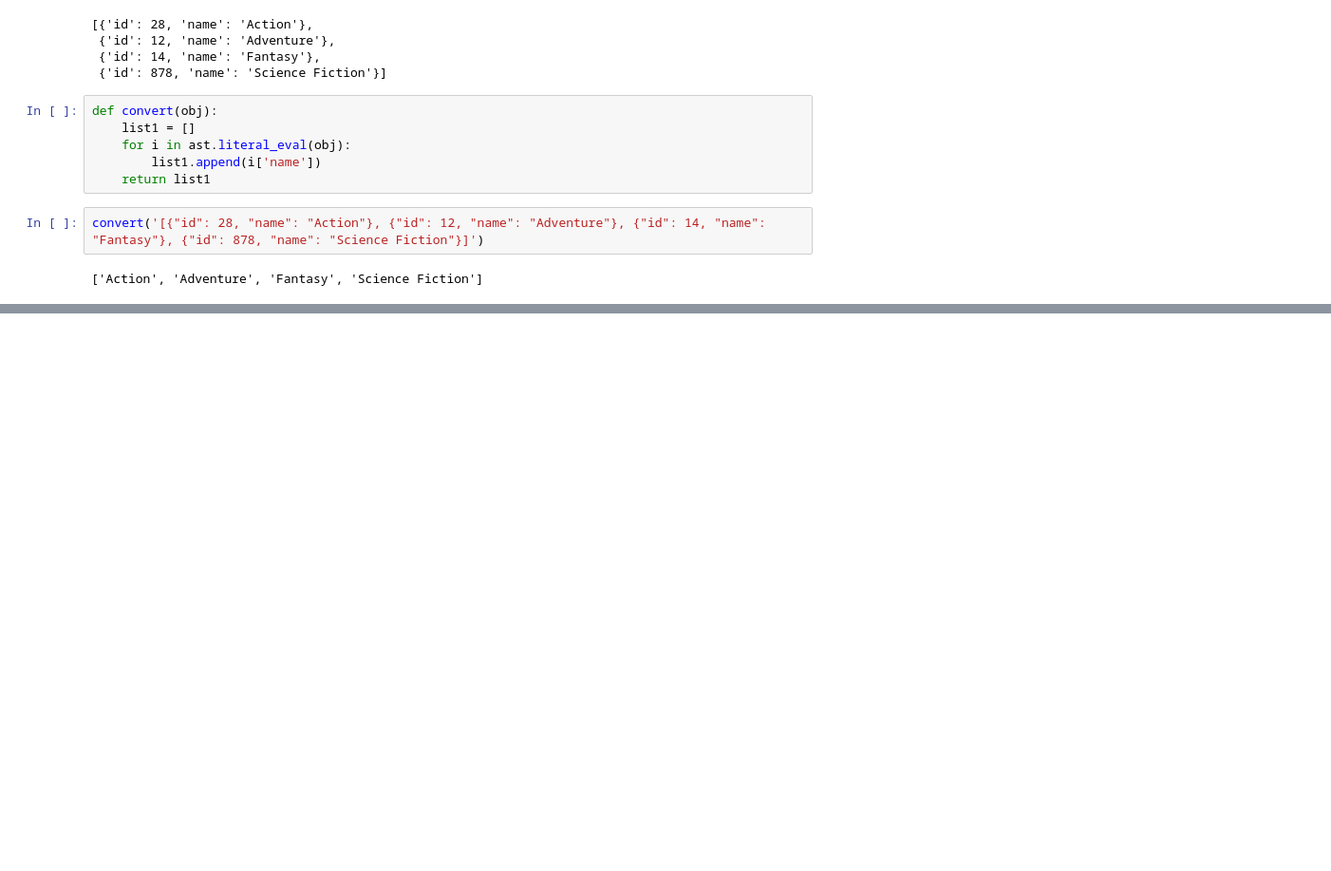
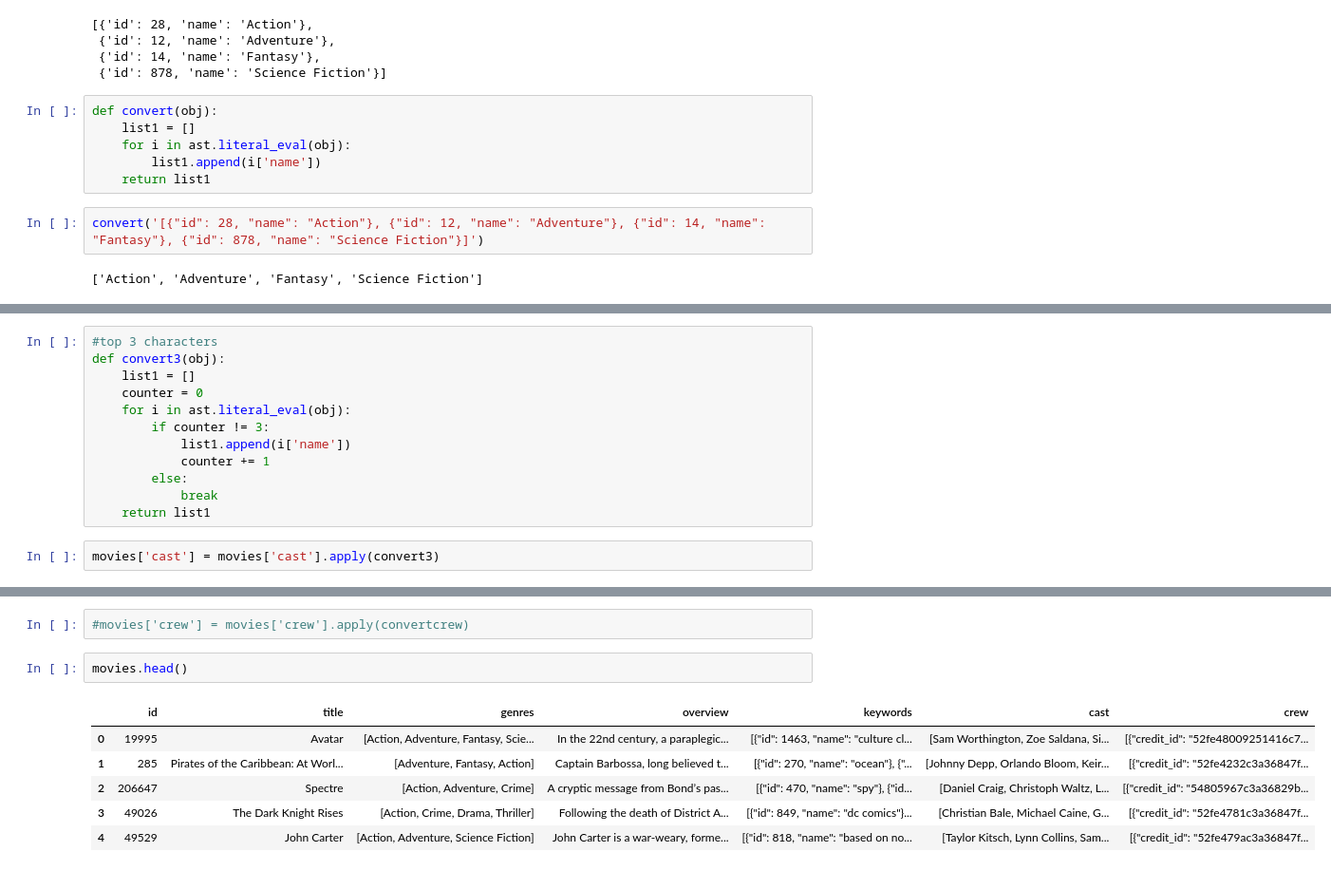
Before and after one commit to tanushrisapate/Webit, a Jupyter notebook: data/movies/movieselection.ipynb, the cells around one changed output, grey strips where cells are left out. Shown at 95% size. Saved outputs shown, nothing was run; the diff lists cells and outputs as text; blank space fills up the shorter version.

```diff
--- a/data/movies/movieselection.ipynb
+++ b/data/movies/movieselection.ipynb
@@ -86,0 +123,14 @@ convert('[{"id": 28, "name": "Action"}, {"id": 12, "name": "Adventure"}, {"id":
+# %%
+#top 3 characters
+def convert3(obj):
+    list1 = []
+    counter = 0
+    for i in ast.literal_eval(obj):
+        if counter != 3:
+            list1.append(i['name'])
+            counter += 1
+        else:
+            break
+    return list1
+# %%
+movies['cast'] = movies['cast'].apply(convert3)
@@ -86,0 +154,11 @@ convert('[{"id": 28, "name": "Action"}, {"id": 12, "name": "Adventure"}, {"id":
+# %%
+#movies['crew'] = movies['crew'].apply(convertcrew)
+# %%
+movies.head()
+# %% [output]
+|  | id | title | genres | overview | keywords | cast | crew |
+| 0 | 19995 | Avatar | [Action, Adventure, Fantasy, Scie... | In the 22nd century, a paraplegic... | [{"id": 1463, "name": "culture cl... | [Sam Worthington, Zoe Saldana, Si... | [{"credit_id": "52fe48009251416c7... |
+| 1 | 285 | Pirates of the Caribbean: At Worl... | [Adventure, Fantasy, Action] | Captain Barbossa, long believed t... | [{"id": 270, "name": "ocean"}, {"... | [Johnny Depp, Orlando Bloom, Keir... | [{"credit_id": "52fe4232c3a36847f... |
+| 2 | 206647 | Spectre | [Action, Adventure, Crime] | A cryptic message from Bond’s pas... | [{"id": 470, "name": "spy"}, {"id... | [Daniel Craig, Christoph Waltz, L... | [{"credit_id": "54805967c3a36829b... |
+| 3 | 49026 | The Dark Knight Rises | [Action, Crime, Drama, Thriller] | Following the death of District A... | [{"id": 849, "name": "dc comics"}... | [Christian Bale, Michael Caine, G... | [{"credit_id": "52fe4781c3a36847f... |
+| 4 | 49529 | John Carter | [Action, Adventure, Science Fiction] | John Carter is a war-weary, forme... | [{"id": 818, "name": "based on no... | [Taylor Kitsch, Lynn Collins, Sam... | [{"credit_id": "52fe479ac3a36847f... |
```
Also changed, not shown: parts of 28 cells of this notebook.
